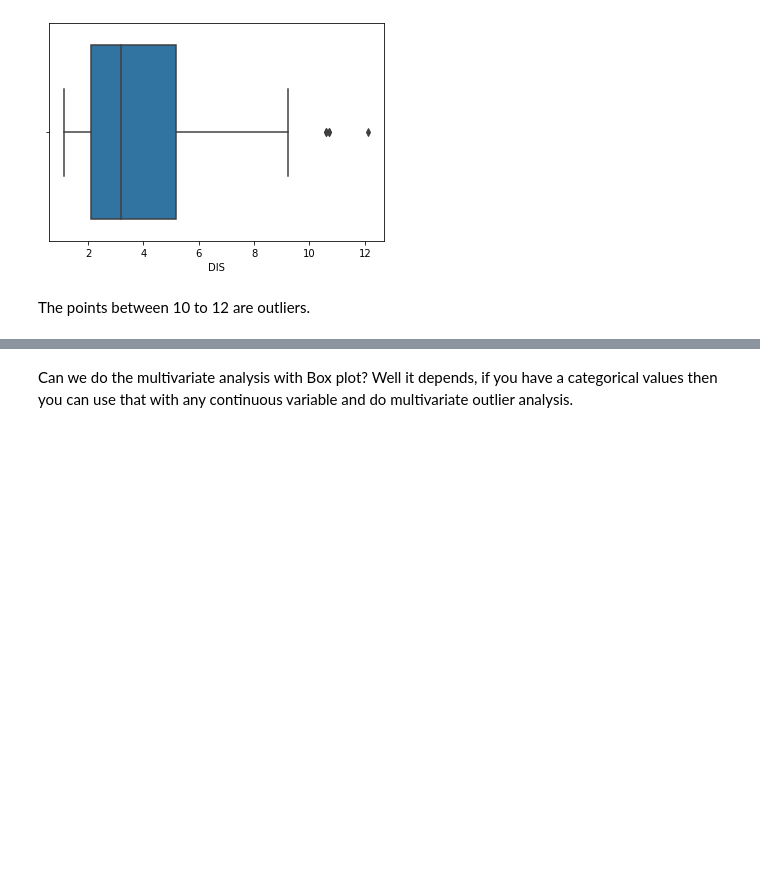
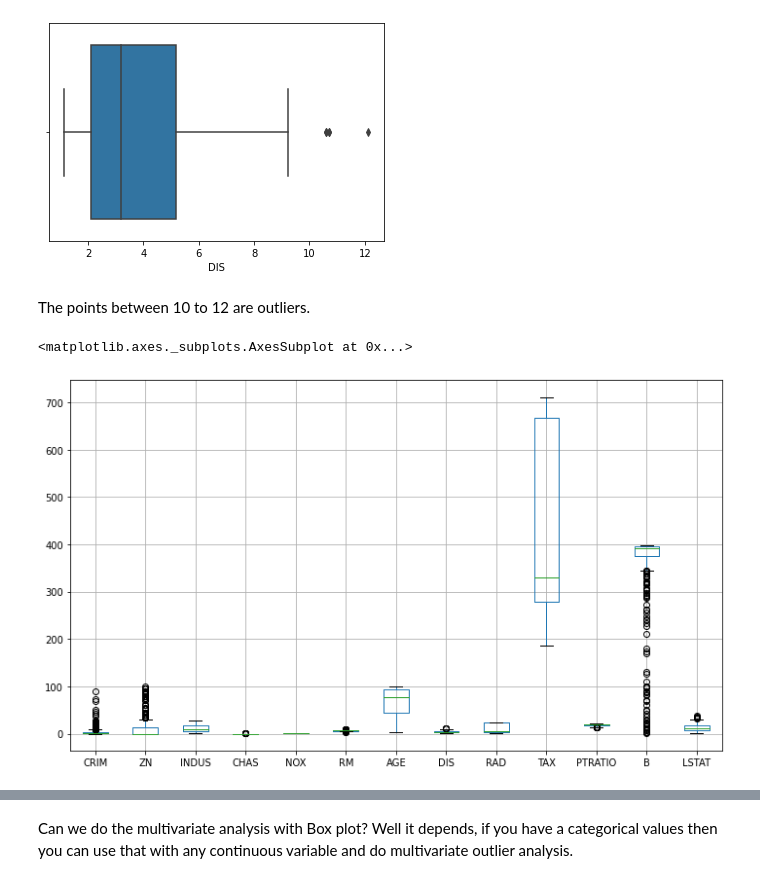
Before and after one commit to gabrielatrindade/ml-playground, a Jupyter notebook: outliers.ipynb, the cells around one changed output, grey strips where cells are left out. Cells and saved outputs as stored; diff of their text form; code cells hidden in the pictures; blank space fills up the shorter version.

Commit message:
adding boxplot to each feature

```diff
--- a/outliers.ipynb
+++ b/outliers.ipynb
@@ -53,0 +52,5 @@ The points between 10 to 12 are outliers.
+# %%
+boston_df.boxplot(figsize=(12,7))
+# %% [output]
+<matplotlib.axes._subplots.AxesSubplot at 0x...>
+[figure, added]
```
Also changed, not shown: parts of 4 cells of this notebook.
